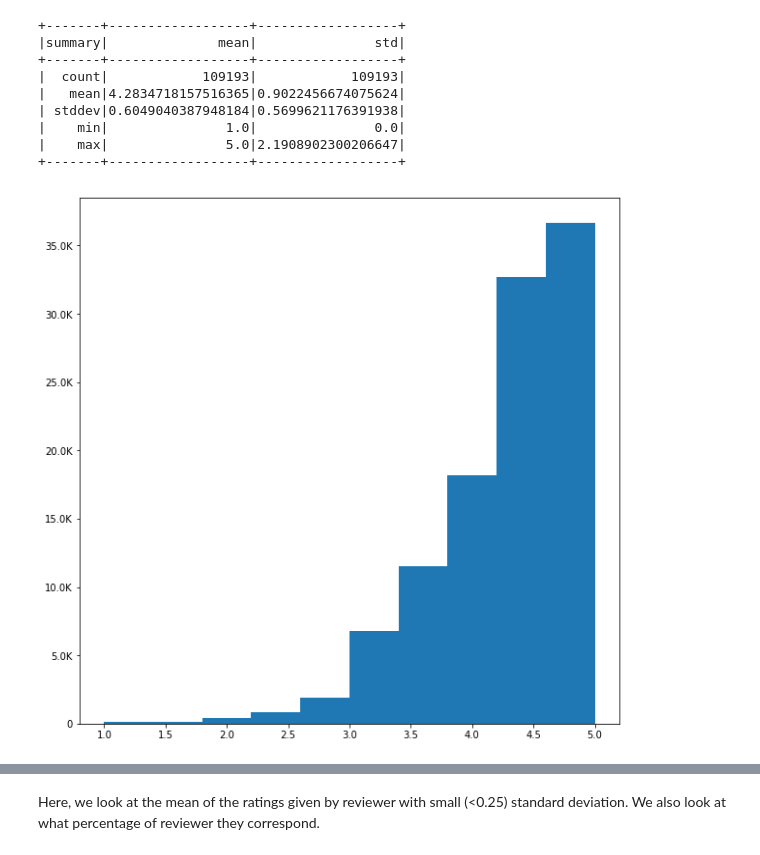
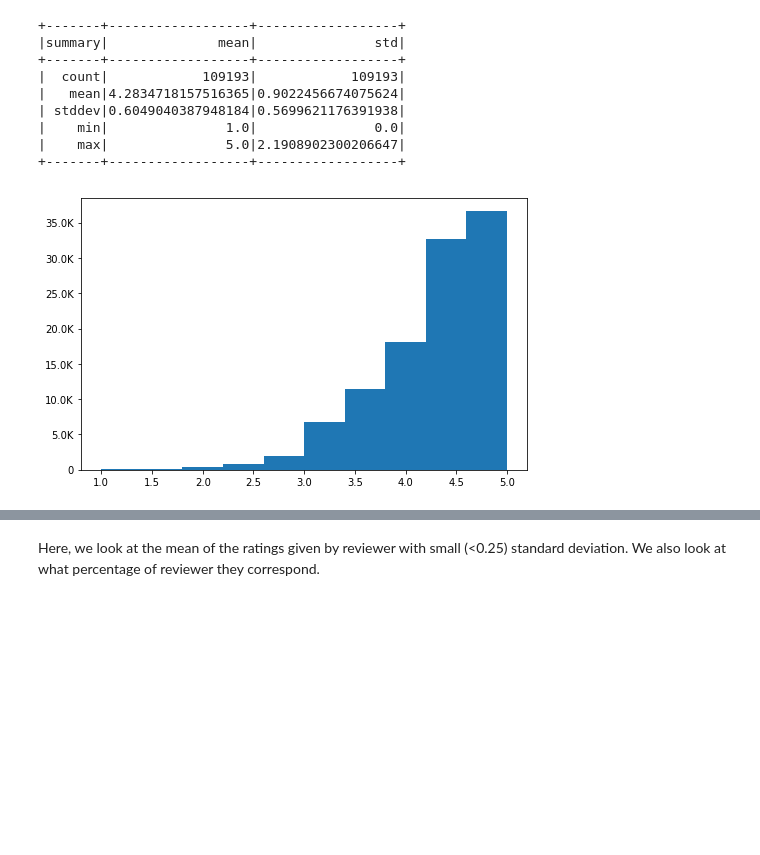
Before and after one commit to raphaelBarman/ADA-dh, a Jupyter notebook: project/milestone2/Subset Exploration.ipynb, the cells around one changed output, grey strips where cells are left out. Cells and saved outputs as stored; diff of their text form; code cells hidden in the pictures; blank space fills up the shorter version.

```diff
--- a/project/milestone2/Subset Exploration.ipynb
+++ b/project/milestone2/Subset Exploration.ipynb
@@ -76,9 +78,9 @@ average_std_score.select("mean", "std").describe().show()
 +-------+------------------+------------------+
 # %%
 fig, ax = plt.subplots()
-fig.set_size_inches(10, 10)
+fig.set_size_inches(8, 5)
 hist(ax, average_std_score.select("mean"));
 # %% [output]
-[figure, old version]
+[figure, new version]
 # %%
 fig, ax = plt.subplots()
```
Also changed, not shown: parts of 24 cells of this notebook.
